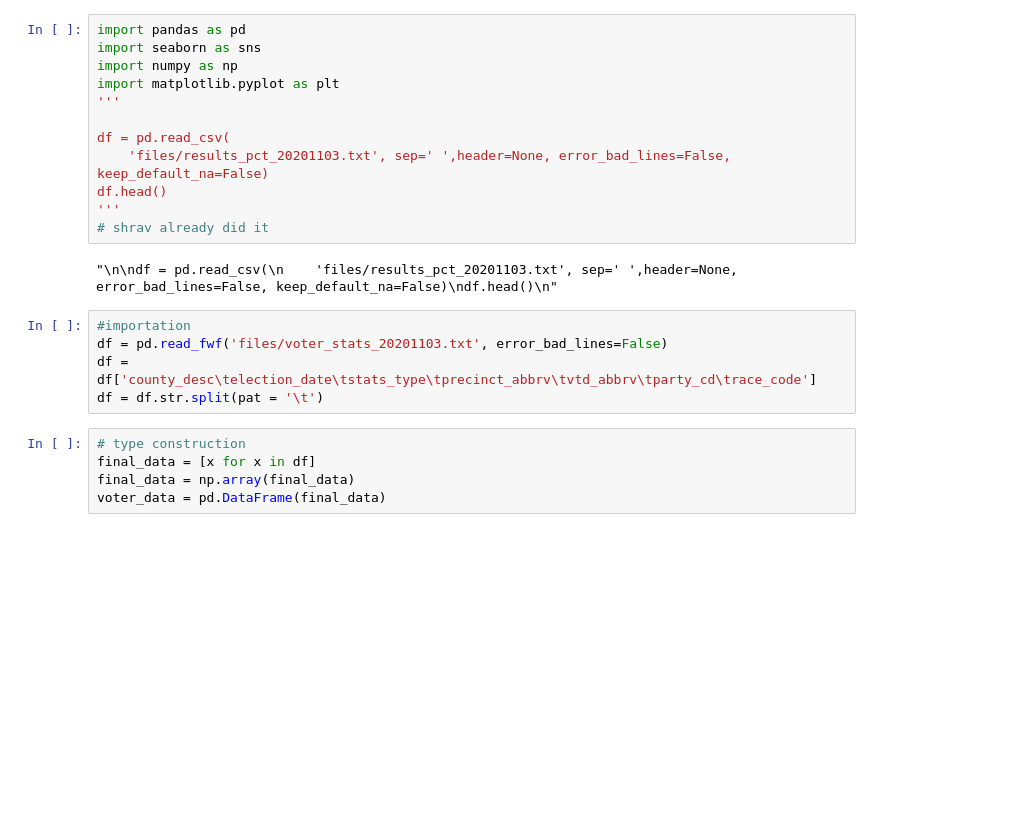
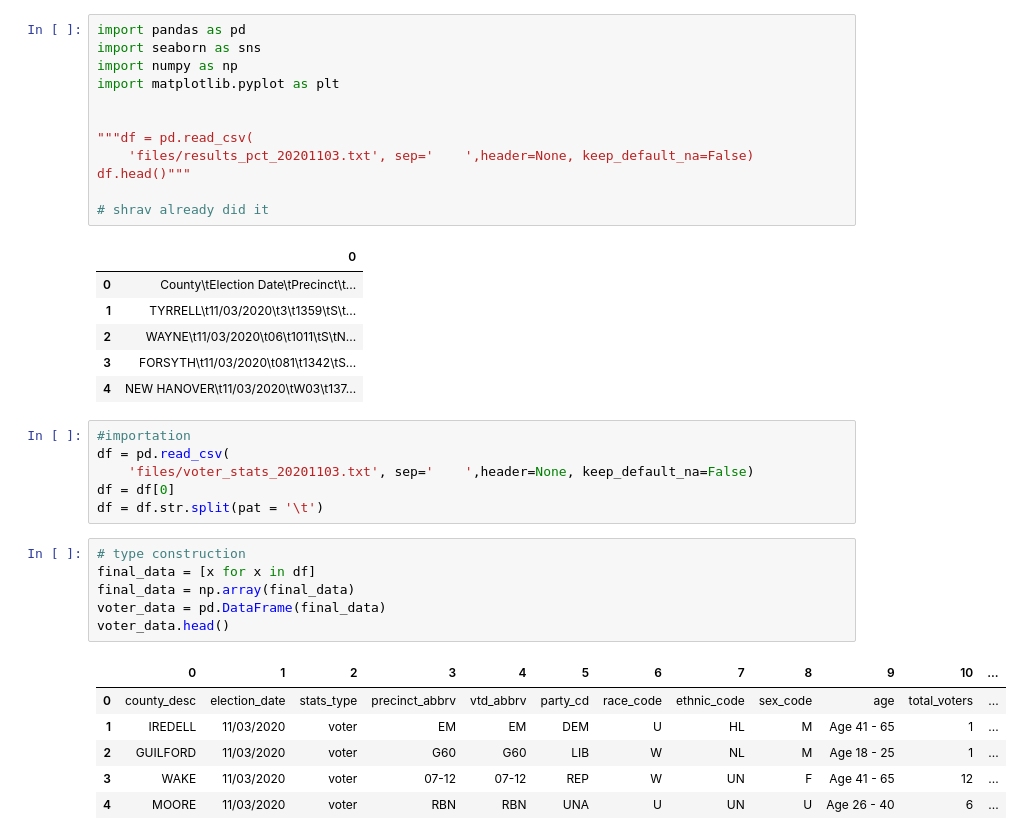
Before and after one commit to shravanvk614/CS-216-Project, a Jupyter notebook: cleaning_voter_demo.ipynb, the cells around one changed output. Saved outputs shown, nothing was run; the diff lists cells and outputs as text; blank space fills up the shorter version.

```diff
--- a/cleaning_voter_demo.ipynb
+++ b/cleaning_voter_demo.ipynb
@@ -3,25 +3,39 @@ import pandas as pd
 import seaborn as sns
 import numpy as np
 import matplotlib.pyplot as plt
-'''
 
-df = pd.read_csv(
-    'files/results_pct_20201103.txt', sep=' ',header=None, error_bad_lines=False, keep_default_na=False)
-df.head()
-'''
+
+"""df = pd.read_csv(
+    'files/results_pct_20201103.txt', sep='    ',header=None, keep_default_na=False)
+df.head()"""
+
 # shrav already did it
 # %% [output]
-"\n\ndf = pd.read_csv(\n    'files/results_pct_20201103.txt', sep=' ',header=None, error_bad_lines=False, keep_default_na=False)\ndf.head()\n"
+|  | 0 |
+| 0 | County\tElection Date\tPrecinct\t... |
+| 1 | TYRRELL\t11/03/2020\t3\t1359\tS\t... |
+| 2 | WAYNE\t11/03/2020\t06\t1011\tS\tN... |
+| 3 | FORSYTH\t11/03/2020\t081\t1342\tS... |
+| 4 | NEW HANOVER\t11/03/2020\tW03\t137... |
 # %%
 #importation
-df = pd.read_fwf('files/voter_stats_20201103.txt', error_bad_lines=False)
-df = df['county_desc\telection_date\tstats_type\tprecinct_abbrv\tvtd_abbrv\tparty_cd\trace_code']
+df = pd.read_csv(
+    'files/voter_stats_20201103.txt', sep='    ',header=None, keep_default_na=False)
+df = df[0]
 df = df.str.split(pat = '\t')
 # %%
 # type construction
 final_data = [x for x in df]
 final_data = np.array(final_data)
 voter_data = pd.DataFrame(final_data)
+voter_data.head()
+# %% [output]
+|  | 0 | 1 | 2 | 3 | 4 | 5 | 6 | 7 | 8 | 9 | 10 | ... |
+| 0 | county_desc | election_date | stats_type | precinct_abbrv | vtd_abbrv | party_cd | race_code | ethnic_code | sex_code | age | total_voters | ... |
+| 1 | IREDELL | 11/03/2020 | voter | EM | EM | DEM | U | HL | M | Age 41 - 65 | 1 | ... |
+| 2 | GUILFORD | 11/03/2020 | voter | G60 | G60 | LIB | W | NL | M | Age 18 - 25 | 1 | ... |
+| 3 | WAKE | 11/03/2020 | voter | 07-12 | 07-12 | REP | W | UN | F | Age 41 - 65 | 12 | ... |
+| 4 | MOORE | 11/03/2020 | voter | RBN | RBN | UNA | U | UN | U | Age 26 - 40 | 6 | ... |
 # %%
 #column renaming
 # link to data map: https://s3.amazonaws.com/dl.ncsbe.gov/ENRS/layout_voter_stats.txt
```
Also changed, not shown: parts of 4 cells of this notebook.
